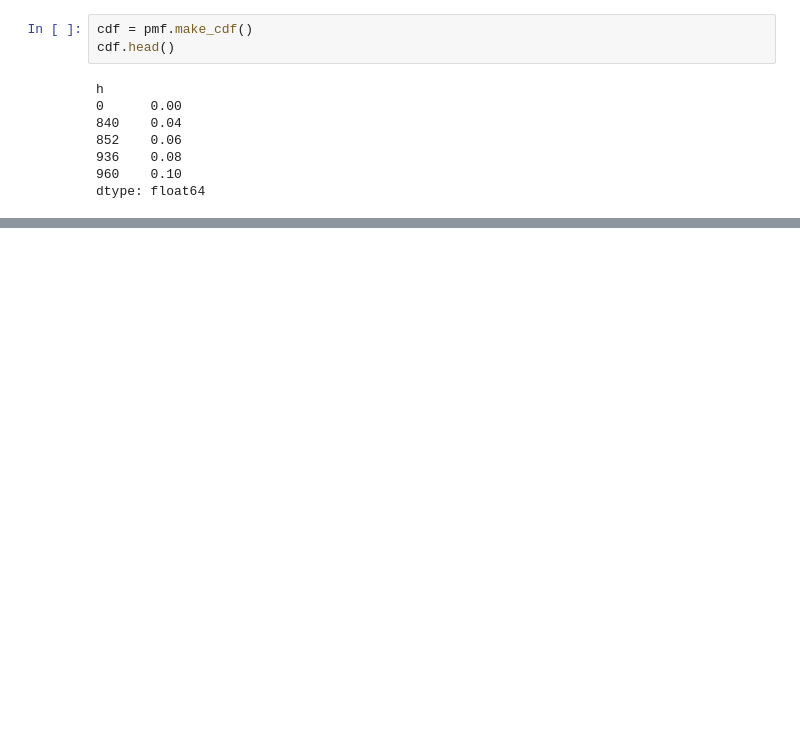
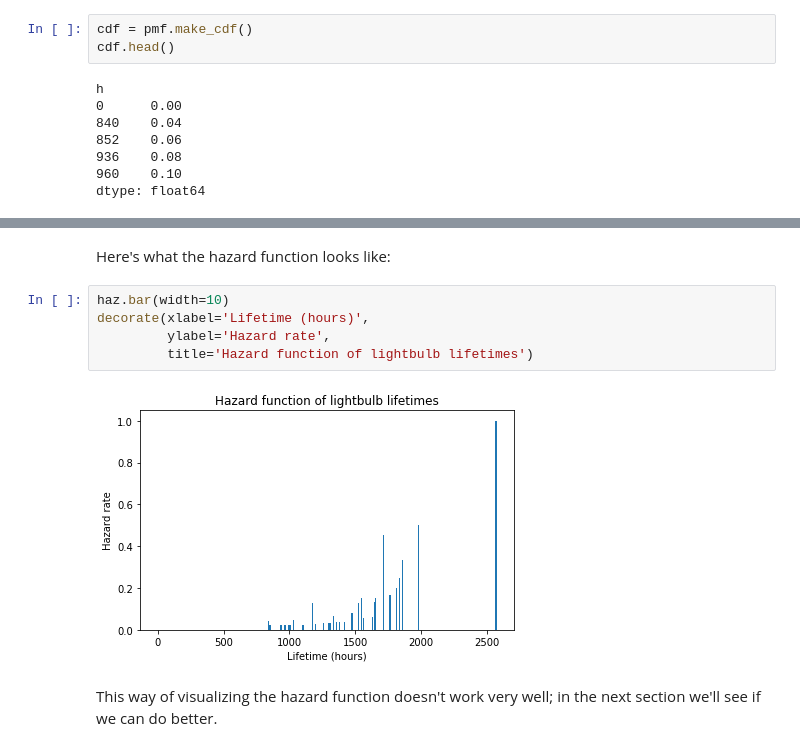
Before and after one commit to AllenDowney/SurvivalAnalysisPython, a Jupyter notebook: light_bulb.ipynb, the cells around one changed output, grey strips where cells are left out. Saved outputs shown, nothing was run; the diff lists cells and outputs as text; blank space fills up the shorter version.

```diff
--- a/light_bulb.ipynb
+++ b/light_bulb.ipynb
@@ -294,0 +346,11 @@ decorate(xlabel='Lifetime (hours)',
+# %% [markdown]
+Here's what the hazard function looks like:
+# %%
+haz.bar(width=10)
+decorate(xlabel='Lifetime (hours)',
+         ylabel='Hazard rate',
+         title='Hazard function of lightbulb lifetimes')
+# %% [output]
+[figure, added]
+# %% [markdown]
+This way of visualizing the hazard function doesn't work very well; in the next section we'll see if we can do better.
```
Also changed, not shown: parts of 103 cells of this notebook, 1 other file.
